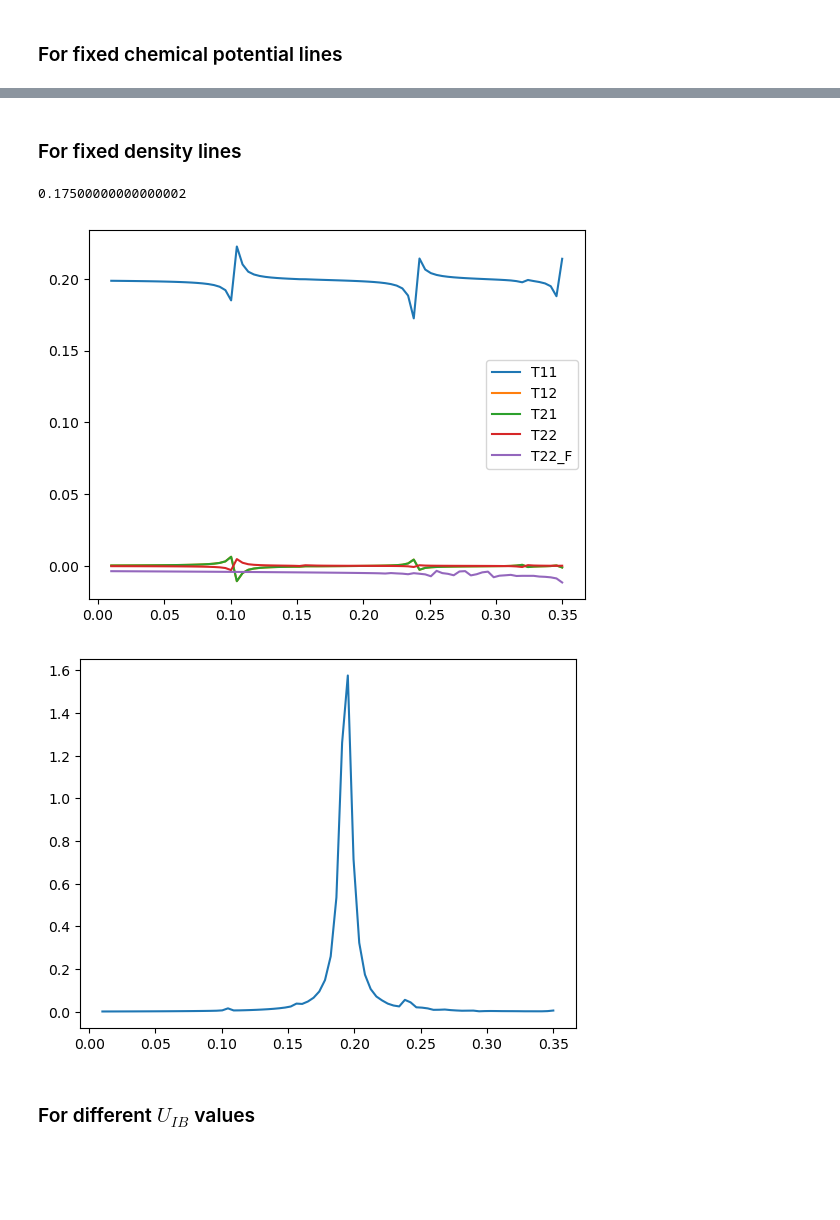
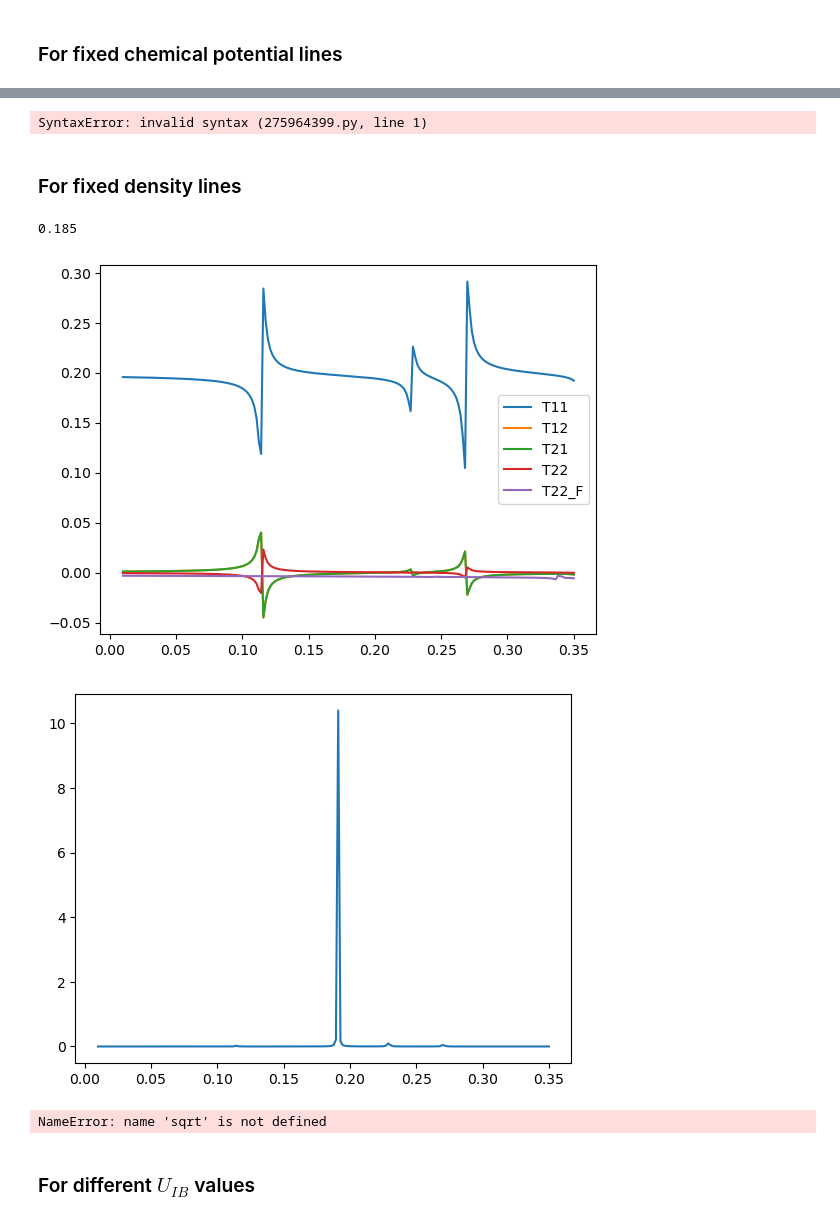
Before and after one commit to ragheedalhyder/BoseHubbard, a Jupyter notebook: src/Testing_codes.ipynb, the cells around one changed output, grey strips where cells are left out. Drawn from its saved outputs; the diff is of its cells as text; code cells hidden in the pictures; blank space fills up the shorter version.

```diff
--- a/src/Testing_codes.ipynb
+++ b/src/Testing_codes.ipynb
@@ -121,21 +174,8 @@ dJUs = np.linspace(**config["lists"]["dJUs"])
 
 grid = Grid(Lx, Ly)
 
-en_vector = np.linspace(**config["lists"]["energies"])
-
-omega0s = np.zeros(len(dJUs))
-omega1s = np.zeros(len(dJUs))
-omega2s = np.zeros(len(dJUs))
-
-SE = np.zeros((7, len(en_vector)), dtype=np.complex128)
-SEE = np.zeros((len(en_vector), len(dJUs)), dtype=np.complex128)
-T11 = np.zeros((len(dJUs), len(en_vector)), dtype=np.complex128)
-T12 = np.zeros((len(dJUs), len(en_vector)), dtype=np.complex128)
-T21 = np.zeros((len(dJUs), len(en_vector)), dtype=np.complex128)
-T22 = np.zeros((len(dJUs), len(en_vector)), dtype=np.complex128)
-T22_F = np.zeros((len(dJUs), len(en_vector)), dtype=np.complex128)
-SE_SI = np.zeros((len(dJUs), len(en_vector)), dtype=np.complex128)
-
+omegas = []
+epsilons = []
 
 for dJU_ind in range(0, len(dJUs)):
     dJU = dJUs[dJU_ind]
@@ -147,24 +187,12 @@ for dJU_ind in range(0, len(dJUs)):
     exc = excitations(grid, params, gs, cns)
     uks, vks, omegaklambda = exc.calculate_matrices()
     verts = vertices(grid, gs, uks, vks, cns, n0)
-    pert = perturbative(grid, params, verts, omegaklambda)
-    Pert_Energy = pert.perturbative_energy(n0)
-    omega0s[dJU_ind] = Pert_Energy[0]
-    omega1s[dJU_ind] = Pert_Energy[1]
-    omega2s[dJU_ind] = Pert_Energy[2]
 
-    for epol_ind in range(len(en_vector)):
-        Epol = en_vector[epol_ind]
-        self_energy = Self_Energy(Epol, grid, params, verts, omegaklambda)
-        output = self_energy.calculate_self_energy()
-        SE[:, epol_ind] = output
-
-    T11[dJU_ind, :] = SE[1, :]
-    T12[dJU_ind, :] = SE[2, :]
-    T21[dJU_ind, :] = SE[3, :]
-    T22[dJU_ind, :] = SE[4, :]
-    T22_F[dJU_ind, :] = SE[5, :]
-    SE_SI[dJU_ind, :] = SE[6, :]
+    Epol = 0
+    self_energy = Self_Energy(Epol, grid, params, verts, omegaklambda)
+    omegas.append(self_energy.omega_vec())
+    epsilons.append(dJU * self_energy.epsI_vec())
+continuum = omegas + dJUs * epsilons
 
 
 # io = IO()
@@ -172,3 +207,8 @@ for dJU_ind in range(0, len(dJUs)):
+# %%
+pc = plt.pcolormesh(dJUs,  , continuum , shading='auto', cmap='PuBuGn');
+(continuum[0])
+# %% [output]
+SyntaxError: invalid syntax (275964399.py, line 1)
 # %% [markdown]
 ### For fixed density lines
 # %%
@@ -208,7 +248,7 @@ io = IO()
 desired_n0 = 1.0
 dJUs, muUs = io.read_from_hdf5_fixed_density_qcorr(grid, params, desired_n0)
 
-en_vector = np.linspace(0.01, 0.35, 80)
+en_vector = np.linspace(0.01, 0.35, 200)
 
 omega0s = np.zeros(len(dJUs))
 omega1s = np.zeros(len(dJUs))
@@ -223,7 +263,7 @@ T22 = np.zeros((len(dJUs), len(en_vector)), dtype=np.complex128)
 T22_F = np.zeros((len(dJUs), len(en_vector)), dtype=np.complex128)
 SE_SI = np.zeros((len(dJUs), len(en_vector)), dtype=np.complex128)
 
-dJU_ind_ = 35
+dJU_ind_ = 37
 
 for dJU_ind in range(dJU_ind_, dJU_ind_ + 1):
     dJU = dJUs[dJU_ind]
@@ -243,37 +283,44 @@ for dJU_ind in range(dJU_ind_, dJU_ind_ + 1):
     omega1s[dJU_ind] = Pert_Energy[1]
     omega2s[dJU_ind] = Pert_Energy[2]
 
     for epol_ind in range(len(en_vector)):
         Epol = en_vector[epol_ind]
         self_energy = Self_Energy(Epol, grid, params, verts, omegaklambda)
         output = self_energy.calculate_self_energy()
         SE[:, epol_ind] = output
 
     T11[dJU_ind, :] = SE[1, :]
     T12[dJU_ind, :] = SE[2, :]
     T21[dJU_ind, :] = SE[3, :]
     T22[dJU_ind, :] = SE[4, :]
     T22_F[dJU_ind, :] = SE[5, :]
     SE_SI[dJU_ind, :] = SE[6, :]
 
 plt.plot(en_vector, T11[dJU_ind, :], label='T11')
 plt.plot(en_vector, T12[dJU_ind, :], label='T12')
 plt.plot(en_vector, T21[dJU_ind, :], label='T21')
 plt.plot(en_vector, T22[dJU_ind, :], label='T22')
 plt.plot(en_vector, T22_F[dJU_ind, :], label='T22_F')
 plt.legend()
 plt.show()
 
 dOmega = en_vector[1] - en_vector[0]
-eta = 0.005
+eta = 0.0001
 SpectralFuncs = dOmega * (-2) * np.imag(1./(en_vector - SE_SI[dJU_ind_, :] + 1j * eta))
 plt.plot(en_vector, SpectralFuncs)
 plt.show()
 # io.save_to_hdf5_all_fixed_density(grid, params, desired_n0, dJUs, muUs, en_vector, omega0s, omega1s, omega2s, T11, T12, T21, T22, T22_F, SE_SI)
 # %% [output]
-0.17500000000000002
+0.185
-[figure, old version]
+[figure, new version]
-[figure, old version]
+[figure, new version]
+# %%
+import numpy as np
+xs = np.arange(0, 1, 0.01)
+ys = 2 *xs*(sqrt(4+1/(xs**2)+2))
+plt.plot(xs, ys)
+# %% [output]
+NameError: name 'sqrt' is not defined
 # %% [markdown]
 ### For different $U_{IB}$ values
 # %%
```
Also changed, not shown: parts of 19 cells of this notebook, 35 other files.
